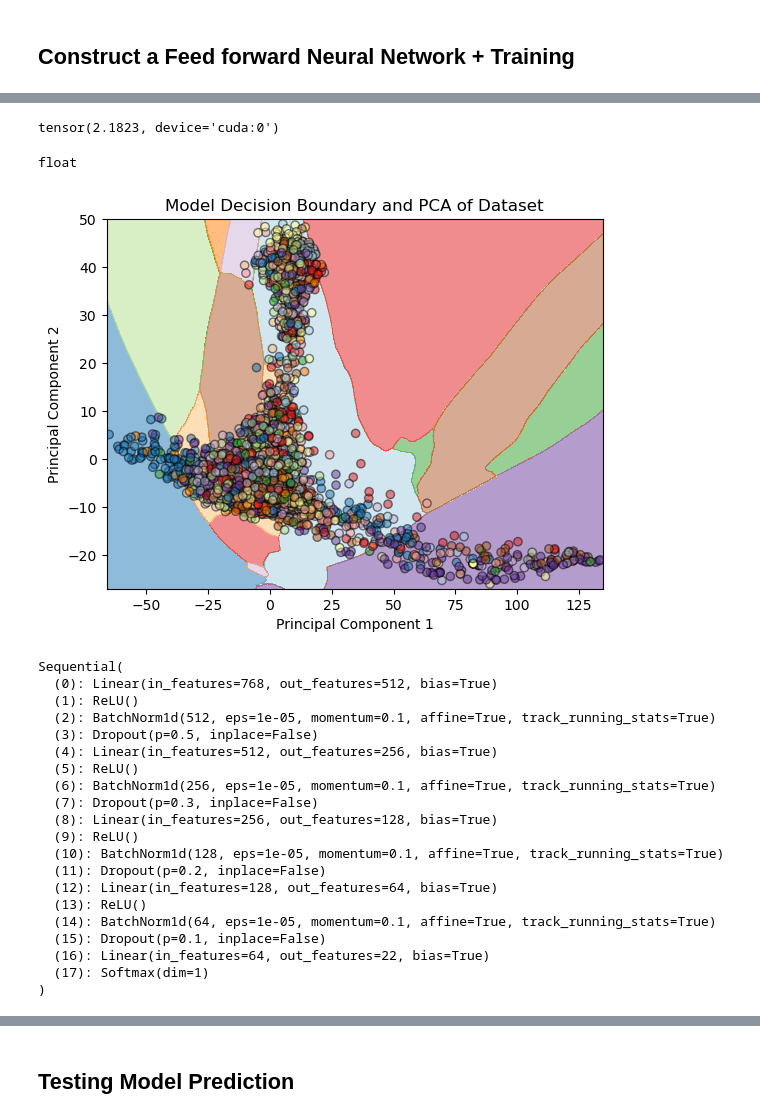
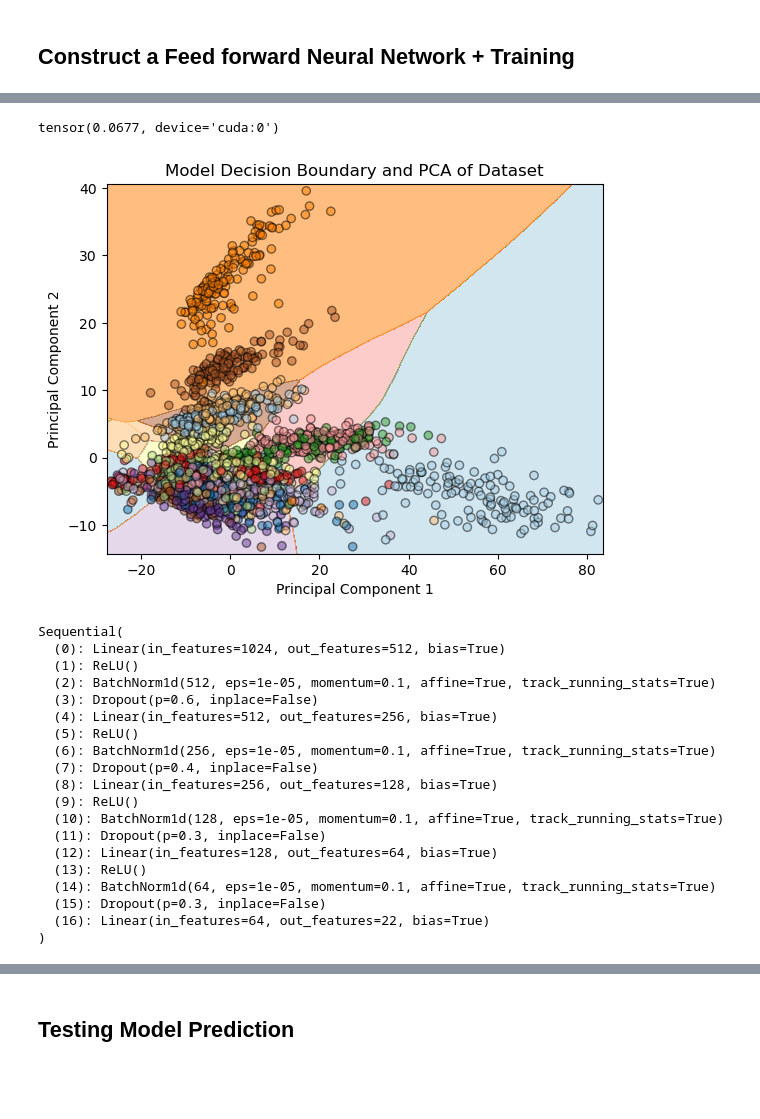
Before and after one commit to Sam1brahim/Language-Identification-text-with-Pytorch-, a Jupyter notebook: Language Identification with Pytorch.ipynb, the cells around one changed output, grey strips where cells are left out. Drawn from its saved outputs; the diff is of its cells as text; code cells hidden in the pictures; blank space fills up the shorter version.

```diff
--- a/Language Identification with Pytorch.ipynb
+++ b/Language Identification with Pytorch.ipynb
@@ -95,6 +127,6 @@ with open(pickle_file_path, 'rb') as file:
 # %%
 ## Defining Variables of features and labels to be fed into the model for training
-X_features = data[0].pooler_output
+X_features = loaded_embeddings
 y_labels = encoded_labels
 X_features = torch.Tensor(X_features)
 y_labels_tensor = torch.Tensor(y_labels)
@@ -190,33 +217,32 @@ y_test.device,y_train.device
 # %% [markdown]
 ## Construct a Feed forward Neural Network + Training
 # %%
-model = nn.Sequential(
-    nn.Linear(768, 512),  # First layer with more neurons
-    nn.ReLU(),            # Activation function
-    nn.BatchNorm1d(512),  # Batch normalization
-    nn.Dropout(0.5),      # Dropout for regularization
+language_identified_model = nn.Sequential(
+    nn.Linear(1024, 512),  # First layer
+    nn.ReLU(),             # Activation function
+    nn.BatchNorm1d(512),   # Batch normalization
+    nn.Dropout(0.6),       # Increased dropout for regularization
 
-    nn.Linear(512, 256),  # Additional hidden layer
-    nn.ReLU(),            # Activation function
-    nn.BatchNorm1d(256),  # Batch normalization
-    nn.Dropout(0.3),      # Dropout for regularization
+    nn.Linear(512, 256),   # Additional hidden layer
+    nn.ReLU(),             # Activation function
+    nn.BatchNorm1d(256),   # Batch normalization
+    nn.Dropout(0.4),       # Increased dropout for regularization
 
-    nn.Linear(256, 128),  # Additional hidden layer
-    nn.ReLU(),            # Activation function
-    nn.BatchNorm1d(128),  # Batch normalization
-    nn.Dropout(0.2),      # Dropout for regularization
+    nn.Linear(256, 128),   # Additional hidden layer
+    nn.ReLU(),             # Activation function
+    nn.BatchNorm1d(128),   # Batch normalization
+    nn.Dropout(0.3),       # Increased dropout for regularization
 
-    nn.Linear(128, 64),   # Additional hidden layer
-    nn.ReLU(),            # Activation function
-    nn.BatchNorm1d(64),   # Batch normalization
-    nn.Dropout(0.1),      # Dropout for regularization
+    nn.Linear(128, 64),    # Additional hidden layer
+    nn.ReLU(),             # Activation function
+    nn.BatchNorm1d(64),    # Batch normalization
+    nn.Dropout(0.3),       # Increased dropout for regularization
 
-    nn.Linear(64, 22),    # Output layer for 22 classes
-    nn.Softmax(dim=1)     # Softmax for the output layer
+    nn.Linear(64, 22),     # Output layer for 22 classes
 )
 # %%
-model = model.to(device)
+language_identified_model = language_identified_model.to(device)
 # %%
 loss_entropy = nn.CrossEntropyLoss()
-optimizer = optim.Adam(model.parameters(),lr=0.01)
+optimizer = torch.optim.SGD(language_identified_model.parameters(), lr=0.01,momentum=0.9)
 # %%
@@ -301,11 +337,7 @@ for epoch in range(epochs):
 # %%
-best_loss
+best_val_loss
 # %% [output]
-tensor(2.1823, device='cuda:0')
+tensor(0.0677, device='cuda:0')
-# %%
-type(train_losses[0])
-# %% [output]
-float
 # %%
 import torch
 import numpy as np
@@ -331,59 +363,58 @@ X_pca = pca.fit_transform(X_scaled)
 
 # Function to plot decision boundary for a PyTorch model
 def plot_decision_boundary_pytorch(X, y, model, device, steps=1000, cmap='Paired'):
     model.to(device)
     model.eval()  # Put the model in evaluation mode
     x_min, x_max = X[:, 0].min() - 1, X[:, 0].max() + 1
     y_min, y_max = X[:, 1].min() - 1, X[:, 1].max() + 1
     xx, yy = np.meshgrid(np.linspace(x_min, x_max, steps), np.linspace(y_min, y_max, steps))
 
     # Preprocess grid points
     grid = np.c_[xx.ravel(), yy.ravel()]
     grid_original_space = pca.inverse_transform(grid)  # Transform back to original space
     grid_original_space = scaler.inverse_transform(grid_original_space)  # Inverse scaling
     grid_tensor = torch.tensor(grid_original_space, dtype=torch.float).to(device)
 
     # Predict using the PyTorch model
     with torch.no_grad():
         preds = model(grid_tensor).cpu().numpy()
         preds = np.argmax(preds, axis=1).reshape(xx.shape)
 
     # Plotting
     plt.contourf(xx, yy, preds, alpha=0.5, levels=np.unique(y), cmap=cmap)
     plt.scatter(X[:, 0], X[:, 1], c=y, alpha=0.5, edgecolor='k', cmap=cmap)
     plt.title('Model Decision Boundary and PCA of Dataset')
     plt.xlabel('Principal Component 1')
     plt.ylabel('Principal Component 2')
     plt.show()
 
 # Assuming `model` is your trained PyTorch model and `device` is your device ('cuda' or 'cpu')
-plot_decision_boundary_pytorch(X_pca, y_np, model, device='cuda')  # Adjust 'cpu' to 'cuda' if using GPU
+plot_decision_boundary_pytorch(X_pca, y_np, language_identified_model, device='cuda')  # Adjust 'cpu' to 'cuda' if using GPU
 # %% [output]
-[figure, old version]
+[figure, new version]
 # %%
 #loading the model's best state_dict from the trainig loop
-model.load_state_dict(best_model_state)
-model
+language_identified_model.load_state_dict(best_model_state)
+language_identified_model
 # %% [output]
 Sequential(
-  (0): Linear(in_features=768, out_features=512, bias=True)
+  (0): Linear(in_features=1024, out_features=512, bias=True)
   (1): ReLU()
   (2): BatchNorm1d(512, eps=1e-05, momentum=0.1, affine=True, track_running_stats=True)
-  (3): Dropout(p=0.5, inplace=False)
+  (3): Dropout(p=0.6, inplace=False)
   (4): Linear(in_features=512, out_features=256, bias=True)
   (5): ReLU()
   (6): BatchNorm1d(256, eps=1e-05, momentum=0.1, affine=True, track_running_stats=True)
-  (7): Dropout(p=0.3, inplace=False)
+  (7): Dropout(p=0.4, inplace=False)
   (8): Linear(in_features=256, out_features=128, bias=True)
   (9): ReLU()
   (10): BatchNorm1d(128, eps=1e-05, momentum=0.1, affine=True, track_running_stats=True)
-  (11): Dropout(p=0.2, inplace=False)
+  (11): Dropout(p=0.3, inplace=False)
   (12): Linear(in_features=128, out_features=64, bias=True)
   (13): ReLU()
   (14): BatchNorm1d(64, eps=1e-05, momentum=0.1, affine=True, track_running_stats=True)
-  (15): Dropout(p=0.1, inplace=False)
+  (15): Dropout(p=0.3, inplace=False)
   (16): Linear(in_features=64, out_features=22, bias=True)
-  (17): Softmax(dim=1)
 )
 # %%
 import numpy as np
```
Also changed, not shown: parts of 29 cells of this notebook.
